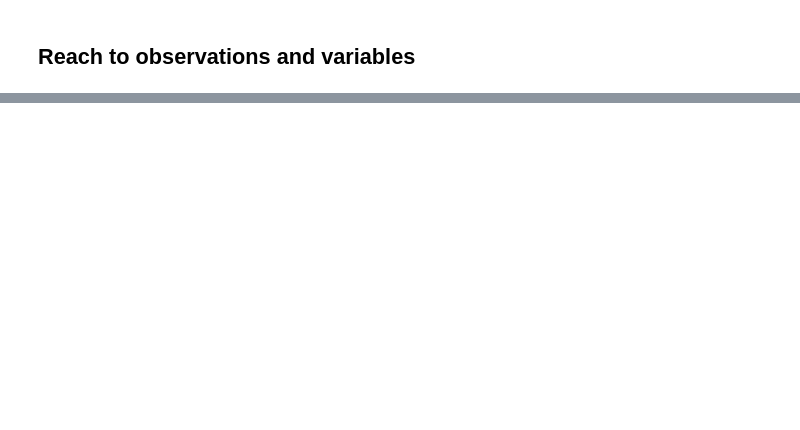
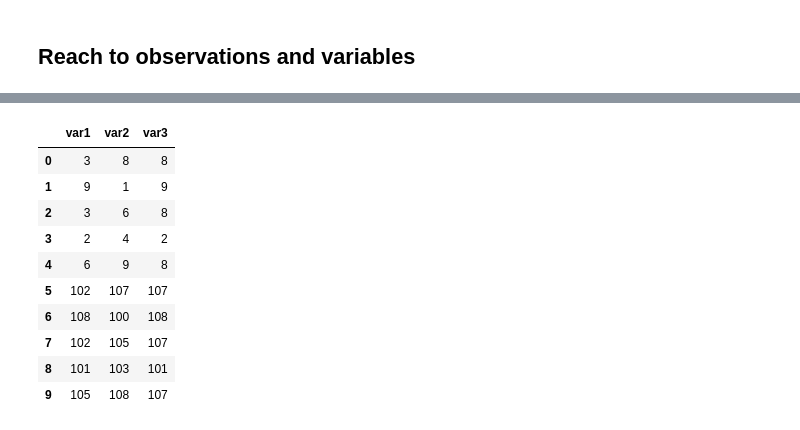
Before and after one commit to bevirgen/Data-Science---Artificial-Intelligence, a Jupyter notebook: 1. Python/2. Dr. M. Vahit Keskin/3. Pandas Basics/pandas_basics.ipynb, the cells around one changed output, grey strips where cells are left out. Cells and saved outputs as stored; diff of their text form; code cells hidden in the pictures; blank space fills up the shorter version.

```diff
--- a/1. Python/2. Dr. M. Vahit Keskin/3. Pandas Basics/pandas_basics.ipynb
+++ b/1. Python/2. Dr. M. Vahit Keskin/3. Pandas Basics/pandas_basics.ipynb
@@ -543,0 +585,14 @@ df.loc[df.var2 > 3, ['added_column']]
+# %%
+pd.concat([df,df2], axis=0, ignore_index=True)
+# %% [output]
+|  | var1 | var2 | var3 |
+| 0 | 3 | 8 | 8 |
+| 1 | 9 | 1 | 9 |
+| 2 | 3 | 6 | 8 |
+| 3 | 2 | 4 | 2 |
+| 4 | 6 | 9 | 8 |
+| 5 | 102 | 107 | 107 |
+| 6 | 108 | 100 | 108 |
+| 7 | 102 | 105 | 107 |
+| 8 | 101 | 103 | 101 |
+| 9 | 105 | 108 | 107 |
```
Also changed, not shown: parts of 53 cells of this notebook.
